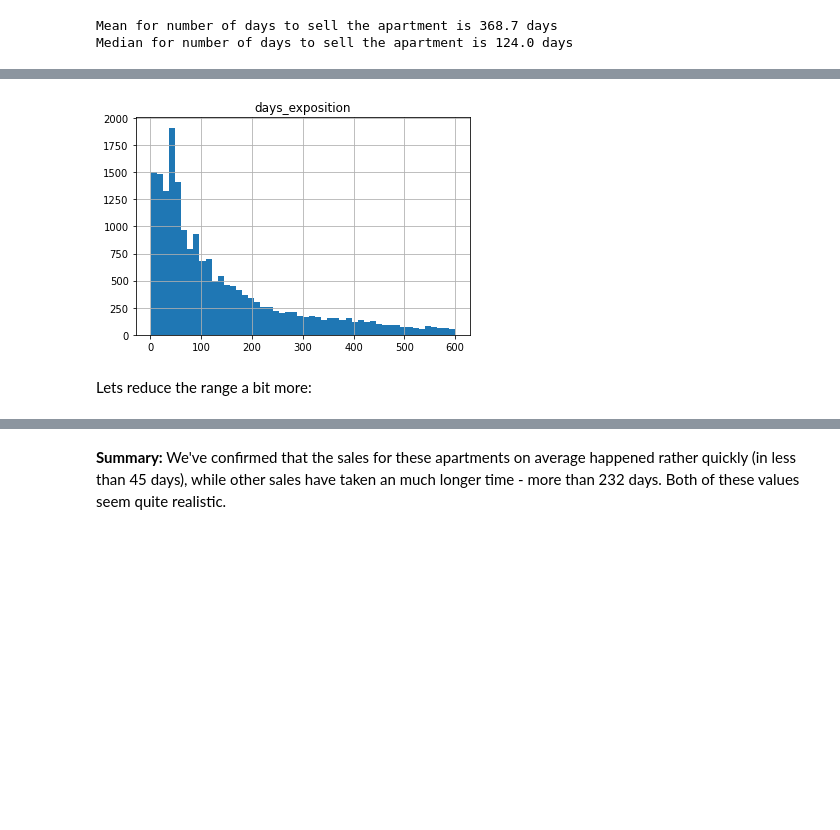
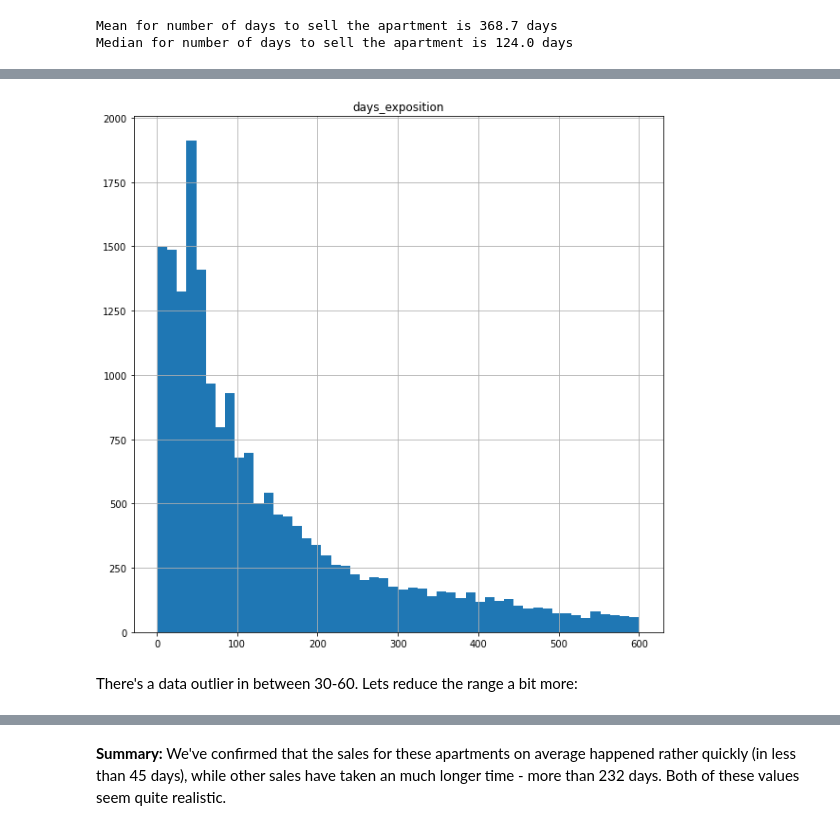
Before and after one commit to VeronicaCodes/sales_advert_in_housing_market_research, a Jupyter notebook: sales_advert_in_housing_market_research.ipynb, the cells around one changed output, grey strips where cells are left out. Cells and saved outputs as stored; diff of their text form; code cells hidden in the pictures; blank space fills up the shorter version.

```diff
--- a/sales_advert_in_housing_market_research.ipynb
+++ b/sales_advert_in_housing_market_research.ipynb
@@ -676,8 +653,8 @@ Cannot see the data clearly. Let's narrow it down
 # %%
-df.hist(column='days_exposition', bins=50, range=(1, 600))
+df.hist(column='days_exposition', bins=50, range=(1, 600), figsize=(10,10))
 plt.show()
 # %% [output]
-[figure, old version]
+[figure, new version]
 # %% [markdown]
-Lets reduce the range a bit more:
+There's a data outlier in between 30-60. Lets reduce the range a bit more:
 # %%
```
Also changed, not shown: parts of 89 cells of this notebook.
